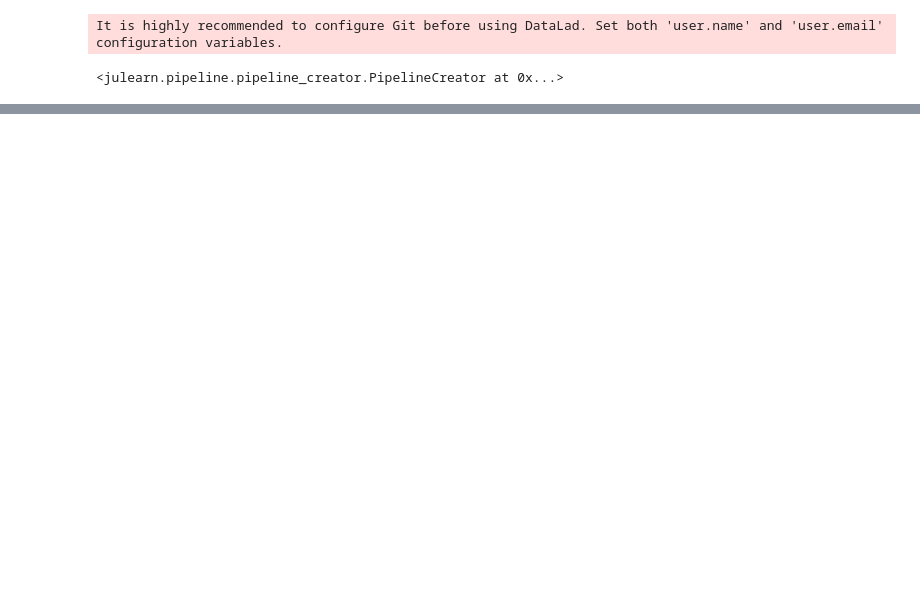
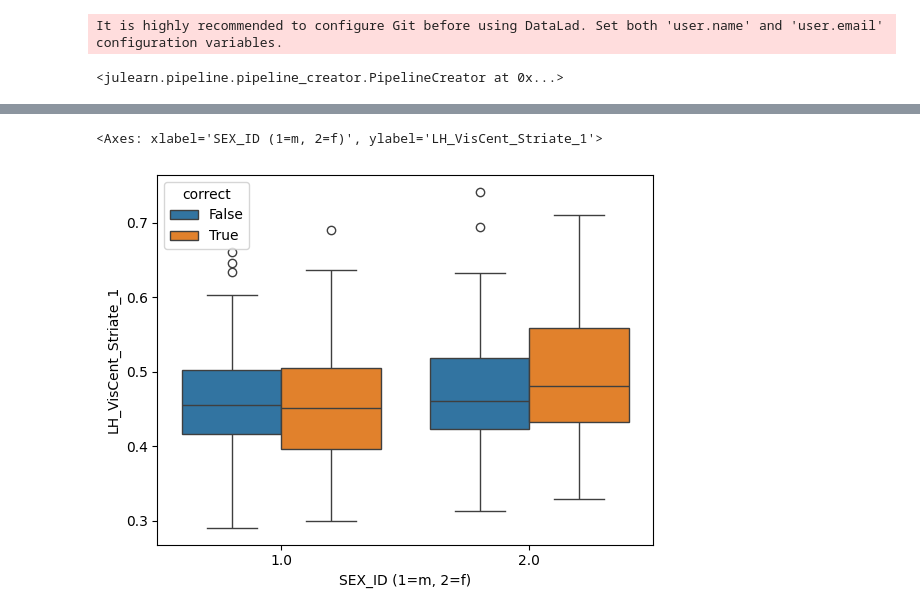
Before and after one commit to Cup-cake-lover/Julearn_predictions, a Jupyter notebook: IXI_sexpreds.ipynb, the cells around one changed output, grey strips where cells are left out. Cells and saved outputs as stored; diff of their text form; code cells hidden in the pictures; blank space fills up the shorter version.

```diff
--- a/IXI_sexpreds.ipynb
+++ b/IXI_sexpreds.ipynb
@@ -29,6 +29,12 @@ X_hists = X_hists[1:100]
 df_full_histograms = df_hists.merge(df_demographics, on="subject")
 # %%
 df_full_histograms = df_full_histograms.dropna()
+# %%
+df_parcellations.columns = df_parcellations.columns.astype(str)
+X_parcels = list(df_parcellations.columns)
+X_parcels = X_parcels[1:100]
+df_full_parcellations = df_parcellations.merge(df_demographics, on="subject")
+df_full_parcellations = df_full_parcellations.dropna()
 # %%
 creator = PipelineCreator(problem_type="classification")
 creator.add("zscore")
@@ -84,0 +83,18 @@ scores_hists
+# %%
+search_params = {
+    "kind": "optuna",
+    "cv":4
+}
+
+scoring = ["balanced_accuracy"]
+scores_parcels, model_parcels, inspector_parcels= run_cross_validation(
+    X=X_parcels,
+    y='SEX_ID (1=m, 2=f)',
+    data=df_full_parcellations,
+    search_params=search_params,
+    model=creator,
+    return_train_score=True,
+    return_inspector=True,
+    cv=4,
+    scoring = scoring,
+)
@@ -91,0 +163,10 @@ BokehModel(combine_events=True, render_bundle={'docs_json': {'a2679213-2949-445a
+# %%
+predictions = inspector_parcels.folds.predict()
+to_merge = df_full_parcellations[["SEX_ID (1=m, 2=f)", "LH_VisCent_Striate_1"]].iloc[predictions.index]
+to_plot = pd.concat([predictions, to_merge], axis=1)
+
+to_plot["correct"] = to_plot["repeat0_p0"] == to_plot["target"]
+sns.boxplot(data=to_plot, x="SEX_ID (1=m, 2=f)", hue="correct", y="LH_VisCent_Striate_1")
+# %% [output]
+<Axes: xlabel='SEX_ID (1=m, 2=f)', ylabel='LH_VisCent_Striate_1'>
+[figure, added]
```
Also changed, not shown: parts of 9 cells of this notebook.
